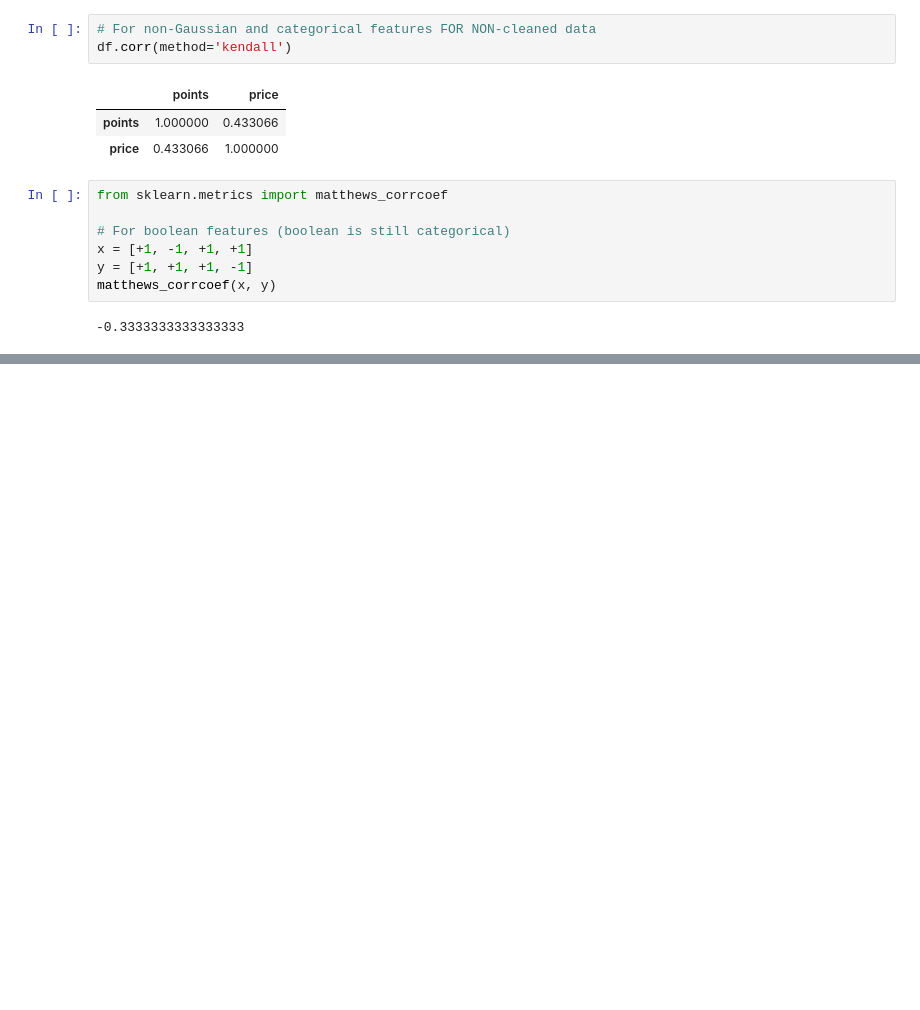
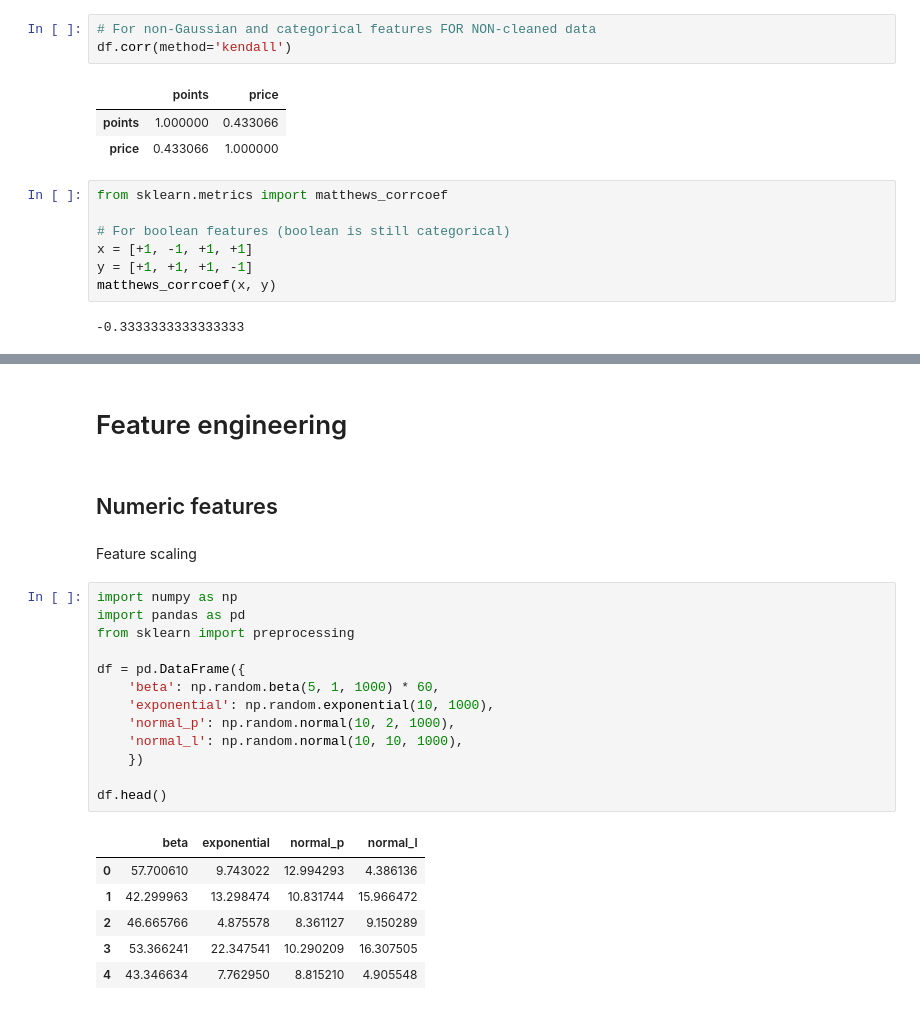
Before and after one commit to thetitorenko/ds_stuff, a Jupyter notebook: eda/eda.ipynb, the cells around one changed output, grey strips where cells are left out. Drawn from its saved outputs; the diff is of its cells as text; blank space fills up the shorter version.

```diff
--- a/eda/eda.ipynb
+++ b/eda/eda.ipynb
@@ -130,0 +134,26 @@ get_correlation(df, num_cols, multicorr_edge=0.3, heatmap=True);
+# %% [markdown]
+# Feature engineering
+# %% [markdown]
+## Numeric features
+# %% [markdown]
+Feature scaling
+# %%
+import numpy as np
+import pandas as pd
+from sklearn import preprocessing
+
+df = pd.DataFrame({
+    'beta': np.random.beta(5, 1, 1000) * 60,
+    'exponential': np.random.exponential(10, 1000),
+    'normal_p': np.random.normal(10, 2, 1000),
+    'normal_l': np.random.normal(10, 10, 1000),
+    })
+
+df.head()
+# %% [output]
+|  | beta | exponential | normal_p | normal_l |
+| 0 | 57.700610 | 9.743022 | 12.994293 | 4.386136 |
+| 1 | 42.299963 | 13.298474 | 10.831744 | 15.966472 |
+| 2 | 46.665766 | 4.875578 | 8.361127 | 9.150289 |
+| 3 | 53.366241 | 22.347541 | 10.290209 | 16.307505 |
+| 4 | 43.346634 | 7.762950 | 8.815210 | 4.905548 |
```
Also changed, not shown: parts of 13 cells of this notebook, 2 other files.
